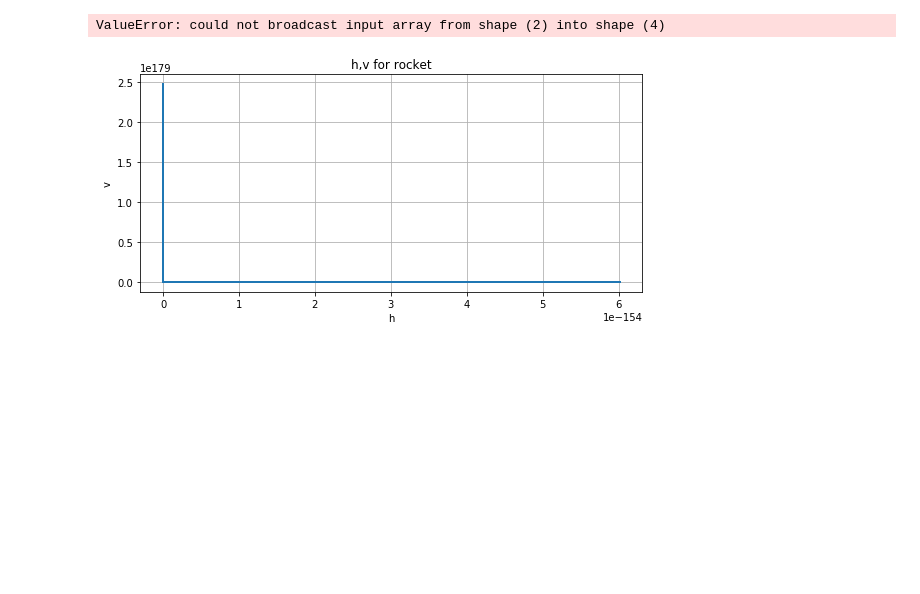
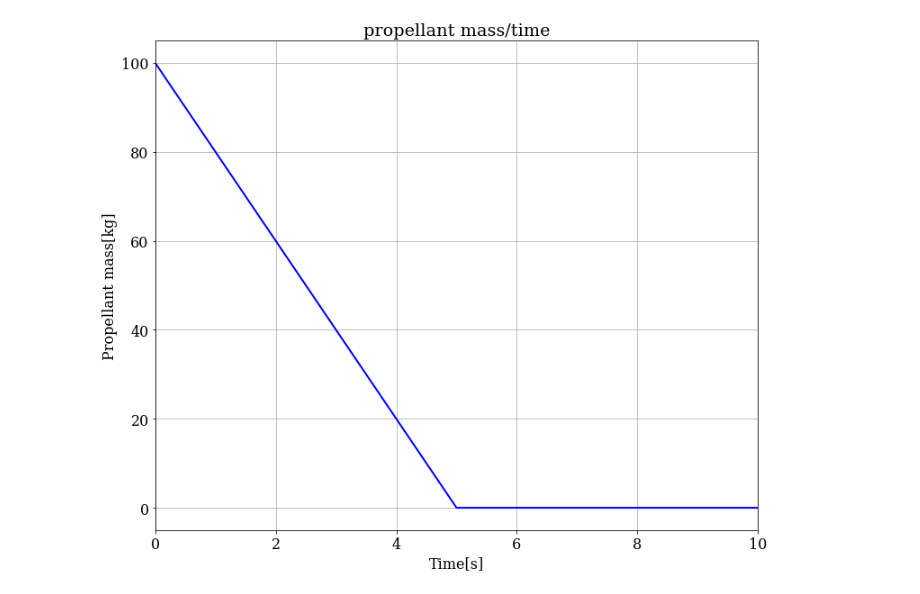
Before and after one commit to ctlin1208/MAE6286, a Jupyter notebook: Assignment1.ipynb, the cells around one changed output. Drawn from its saved outputs; the diff is of its cells as text; code cells hidden in the pictures; blank space fills up the shorter version.

```diff
--- a/Assignment1.ipynb
+++ b/Assignment1.ipynb
@@ -22,2 +20,35 @@ mp = mp0 - mpp*t
+# %%
+def mpr(t):
+    if t < 5:
+        return 20
+    else:
+        return 0
+
+dt = 0.1
+T = 50
+N = int(T/dt)+1
+t = np.linspace(0.0, T, num=N)
+A = mat.pi*r**2
+
+mp = np.zeros(N)
+mp[0] = mp0
+
+for n in range (N):
+    if n < 5/dt:
+        mp[n] = mp0 - mpr(n*dt)*n*dt
+    else:
+        mp[n] = 0.0
+# %%
+plt.rcParams['font.family']='serif'
+plt.rcParams['font.size']=16
+plt.figure(figsize=(12, 10))
+plt.plot(t, mp, color='b', linestyle='-', linewidth=2)
+plt.title('propellant mass/time')
+plt.xlabel('Time[s]')
+plt.ylabel('Propellant mass[kg]')
+plt.xlim(0,10)
+plt.grid()
+# %% [output]
+[figure, added]
 # %%
 def f(u):
@@ -32,15 +67,0 @@ def euler_step(u, f, dt, *args):
-# %%
-T = 100.0  # length of the time interval
-dt = 0.1  # time-step size
-N = int(T / dt) + 1  # number of time steps
-
-# Create array to store the solution at each time step.
-u = numpy.empty((N, 4))
-# Set the initial conditions.
-u[0] = numpy.array([h0, v0])
-
-# Time integration with Euler's method.
-for n in range(N - 1):
-    u[n + 1] = euler_step(u[n], f[u], h0, v0)
-# %% [output]
-ValueError: could not broadcast input array from shape (2) into shape (4)
@@ -50,9 +67,0 @@ v = u[:, 1]
-# %%
-pyplot.figure(figsize=(9.0, 4.0))
-pyplot.title('h,v for rocket'.format(T))
-pyplot.xlabel('h')
-pyplot.ylabel('v')
-pyplot.grid()
-pyplot.plot(x, y, color='C0', linestyle='-', linewidth=2);
-# %% [output]
-[figure, removed]
```
Also changed, not shown: parts of 5 cells of this notebook.
